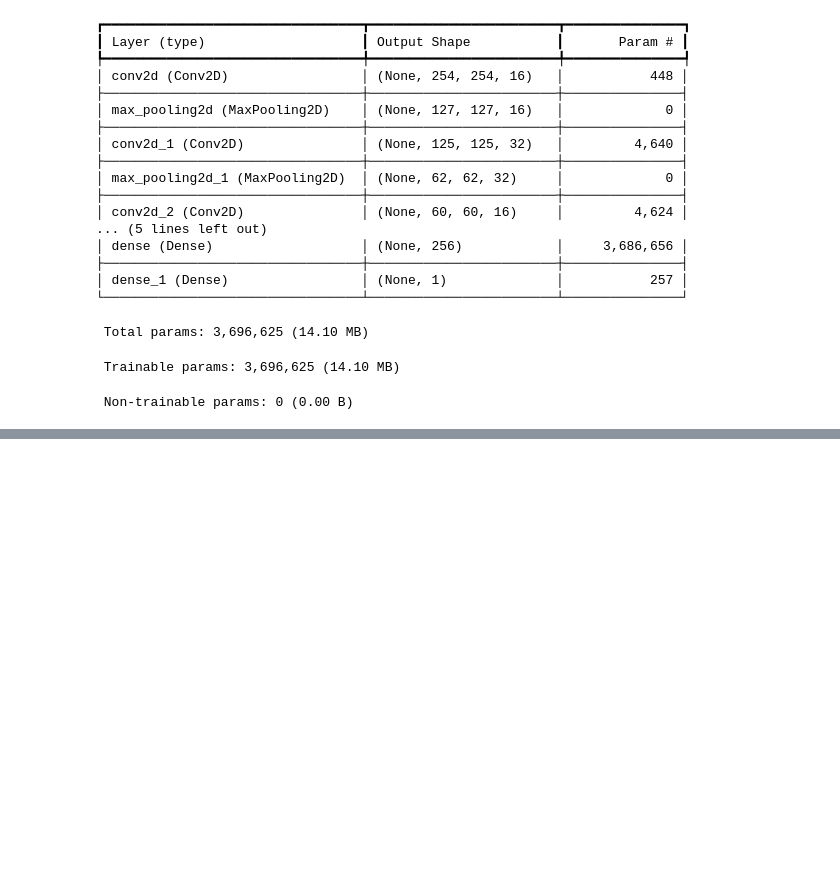
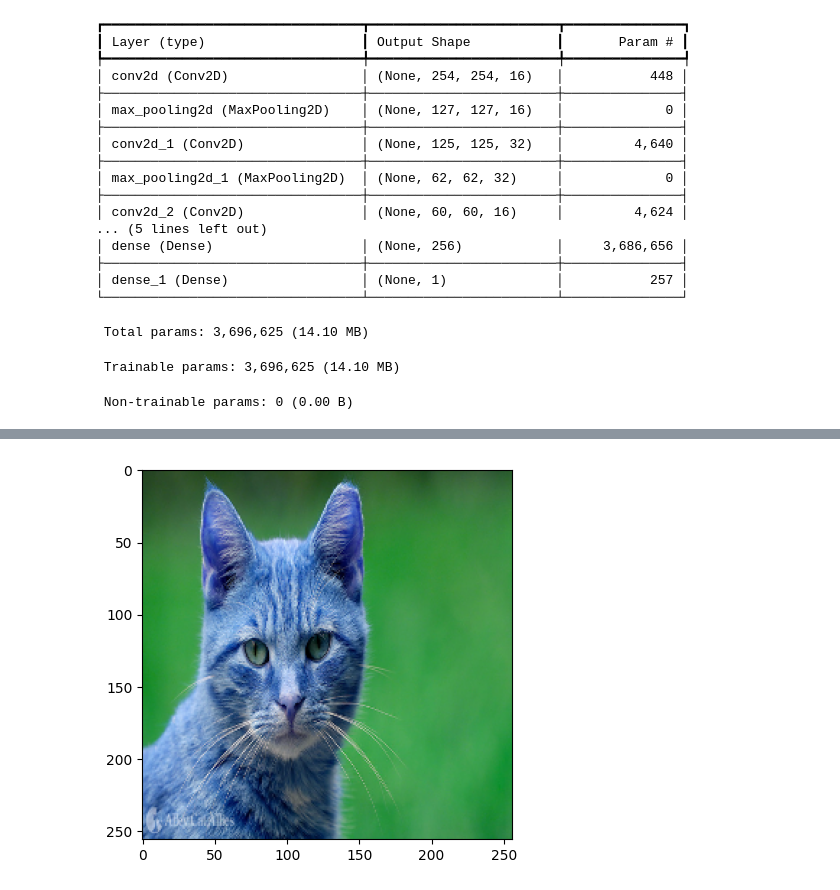
Before and after one commit to CodyLikeSo/cnn_sentiment, a Jupyter notebook: main.ipynb, the cells around one changed output, grey strips where cells are left out. Drawn from its saved outputs; the diff is of its cells as text; code cells hidden in the pictures; blank space fills up the shorter version.

```diff
--- a/main.ipynb
+++ b/main.ipynb
@@ -139,0 +253,6 @@ tensorboard_callback = tf.keras.callbacks.TensorBoard(log_dir=logdir)
+# %%
+resize = tf.image.resize(img, (256,256))
+plt.imshow(resize.numpy().astype(int))
+plt.show()
+# %% [output]
+[figure, added]
```
Also changed, not shown: parts of 25 cells of this notebook, 1 other file.
